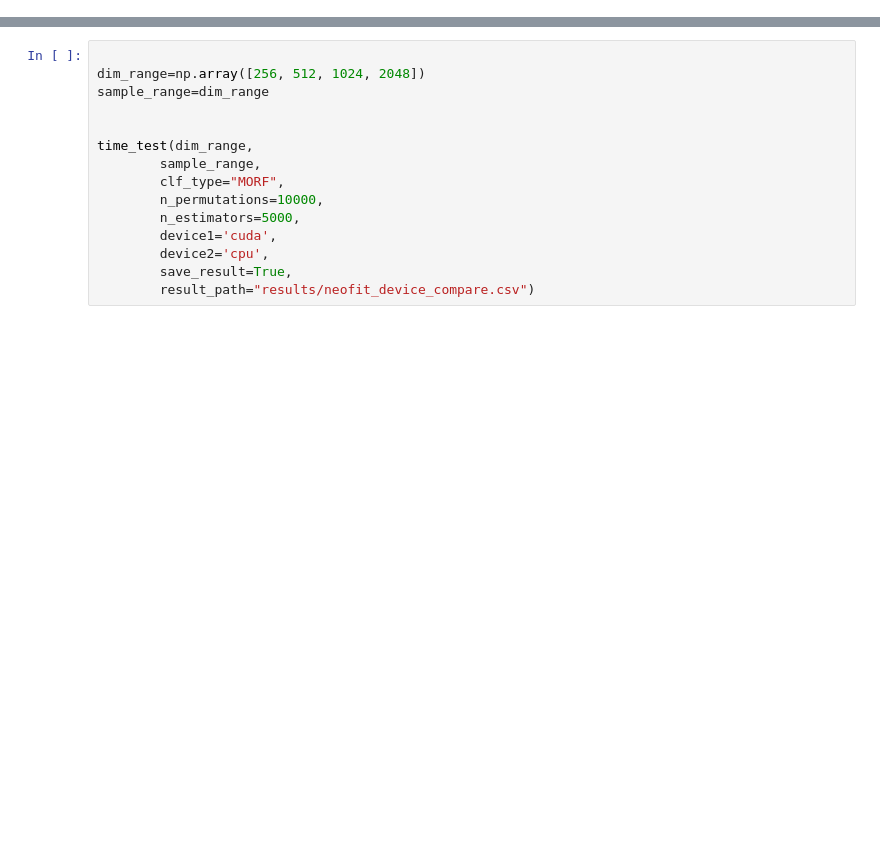
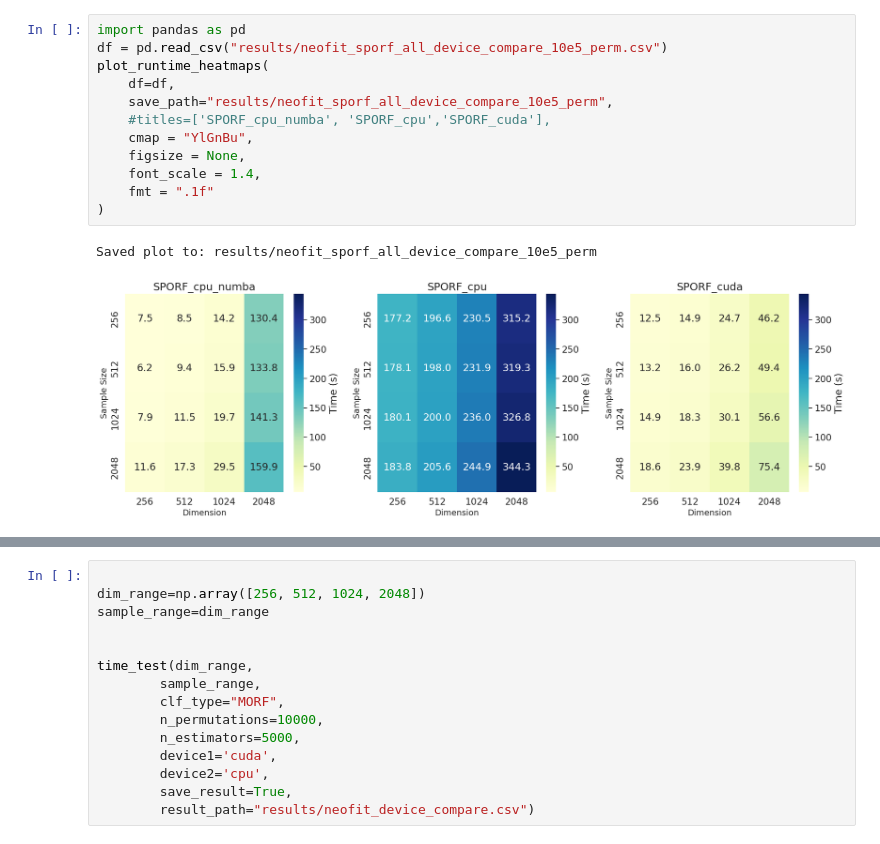
Before and after one commit to ClarkXu0625/treeple, a Jupyter notebook: treeple/stats/test_neofit.ipynb, the cells around one changed output, grey strips where cells are left out. Saved outputs shown, nothing was run; the diff lists cells and outputs as text; blank space fills up the shorter version.

```diff
--- a/treeple/stats/test_neofit.ipynb
+++ b/treeple/stats/test_neofit.ipynb
@@ -3,0 +122,15 @@ import numpy as np
+# %%
+import pandas as pd
+df = pd.read_csv("results/neofit_sporf_all_device_compare_10e5_perm.csv")
+plot_runtime_heatmaps(
+    df=df,
+    save_path="results/neofit_sporf_all_device_compare_10e5_perm",
+    #titles=['SPORF_cpu_numba', 'SPORF_cpu','SPORF_cuda'],
+    cmap = "YlGnBu",
+    figsize = None,
+    font_scale = 1.4,
+    fmt = ".1f"
+)
+# %% [output]
+Saved plot to: results/neofit_sporf_all_device_compare_10e5_perm
+[figure, added]
```
Also changed, not shown: parts of 19 cells of this notebook.
